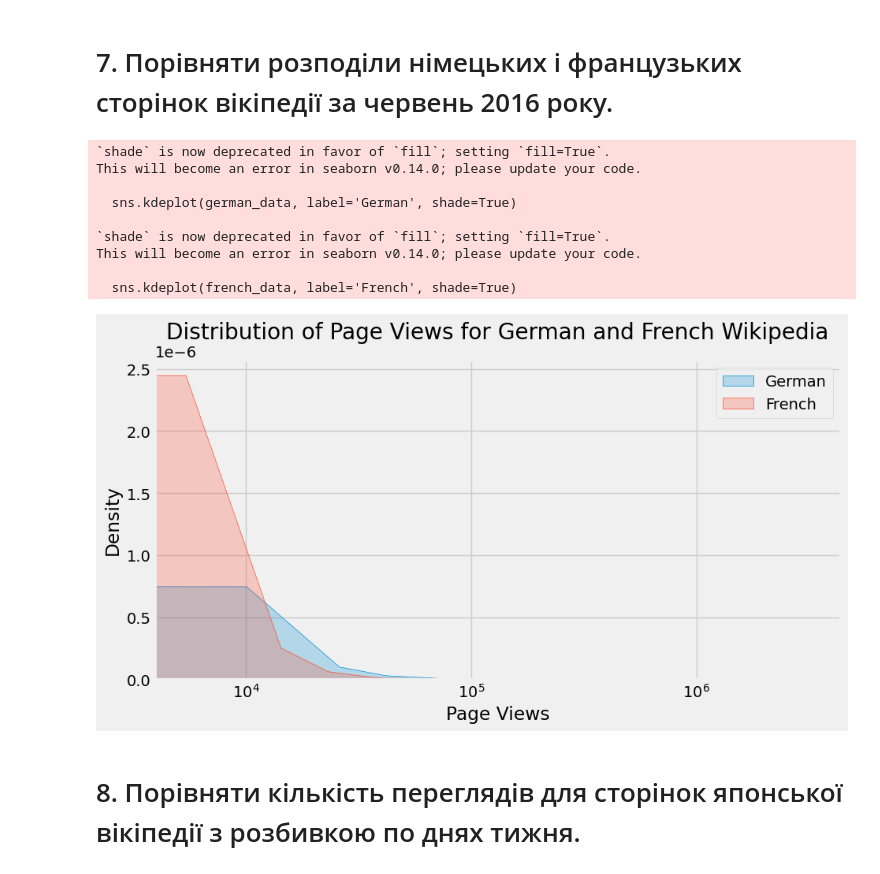
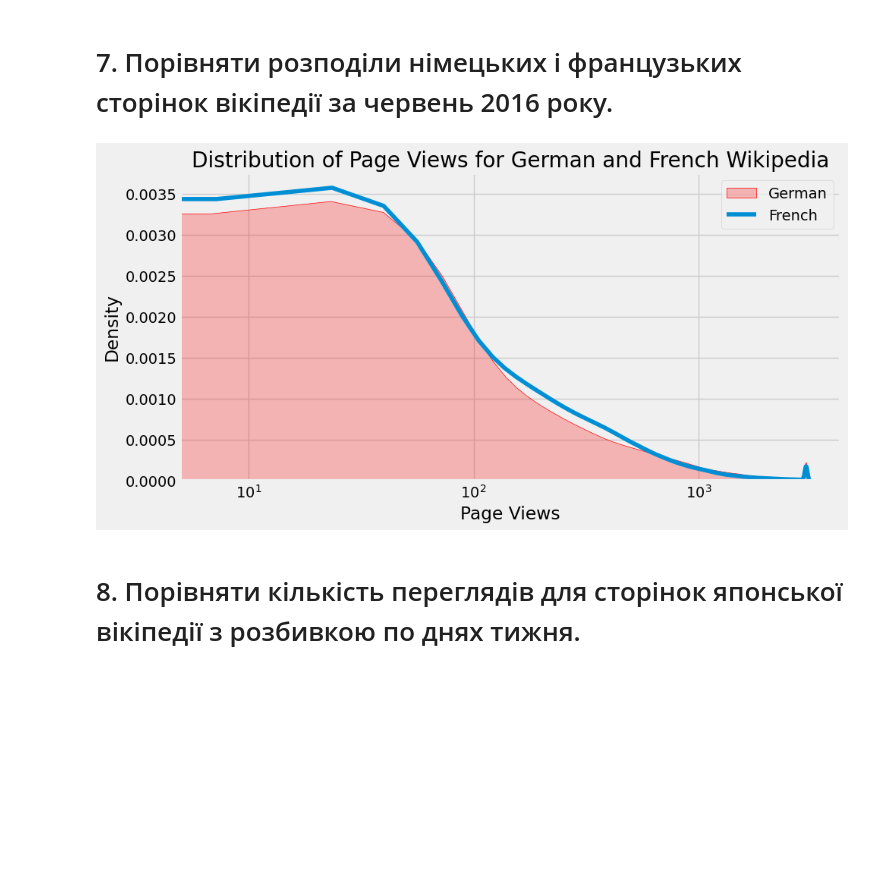
Before and after one commit to ihor-horovyi/ml_projector_course, a Jupyter notebook: hw2_Pandas.ipynb, the cells around one changed output. Saved outputs shown, nothing was run; the diff lists cells and outputs as text; code cells hidden in the pictures; blank space fills up the shorter version.

```diff
--- a/hw2_Pandas.ipynb
+++ b/hw2_Pandas.ipynb
@@ -211,45 +208,41 @@ plt.show()
 # %% [markdown]
 # 7. Порівняти розподіли німецьких і французьких сторінок вікіпедії за червень 2016 року.
 # %%
-pattern = r'_(de|fr)\.wikipedia\.org'
-filtered_by_country_train = train[train['Page'].str.contains(pattern, regex=True)].copy()
+import pandas as pd
+import matplotlib.pyplot as plt
+import seaborn as sns
+import numpy as np
+
+filtered_by_country_train = train[train['country_code'].isin(['de', 'fr'])]
 
 june_2016_columns = ['Page'] + [col for col in filtered_by_country_train.columns if '2016-06' in col]
 filtered_train = filtered_by_country_train[june_2016_columns].copy()
 
 melted_train = filtered_train.melt(id_vars='Page', var_name='Date', value_name='Views')
 
-# melted_train.dropna(subset=['Views'], inplace=True)
-
+pattern = r'_(de|fr)\.wikipedia\.org'
 melted_train['Language'] = melted_train['Page'].str.extract(pattern)
 
-german_data = melted_train[melted_train['Language'] == 'de']['Views']
-french_data = melted_train[melted_train['Language'] == 'fr']['Views']
+german_data = melted_train[melted_train['Language'] == 'de']
+french_data = melted_train[melted_train['Language'] == 'fr']
 
+threshold = 3000
+german_data.loc[german_data['Views'] > threshold, 'Views'] = threshold
+french_data.loc[french_data['Views'] > threshold, 'Views'] = threshold
 
 plt.figure(figsize=(10, 5))
 
-sns.kdeplot(german_data, label='German', shade=True)
-sns.kdeplot(french_data, label='French', shade=True)
+sns.kdeplot(german_data['Views'], label='German', fill=True, color="r")
+sns.kdeplot(french_data['Views'], label='French')
 
 plt.title('Distribution of Page Views for German and French Wikipedia')
-
 plt.legend()
 plt.xlabel('Page Views')
 plt.ylabel('Density')
 plt.xscale('log')
 plt.show()
 # %% [output]
-`shade` is now deprecated in favor of `fill`; setting `fill=True`.
-This will become an error in seaborn v0.14.0; please update your code.
-
-  sns.kdeplot(german_data, label='German', shade=True)
-
-`shade` is now deprecated in favor of `fill`; setting `fill=True`.
-This will become an error in seaborn v0.14.0; please update your code.
-
-  sns.kdeplot(french_data, label='French', shade=True)
-[figure, old version]
+[figure, new version]
 # %% [markdown]
 # 8. Порівняти кількість переглядів для сторінок японської вікіпедії з розбивкою по днях тижня.
 # %%
```
Also changed, not shown: parts of 4 cells of this notebook.
